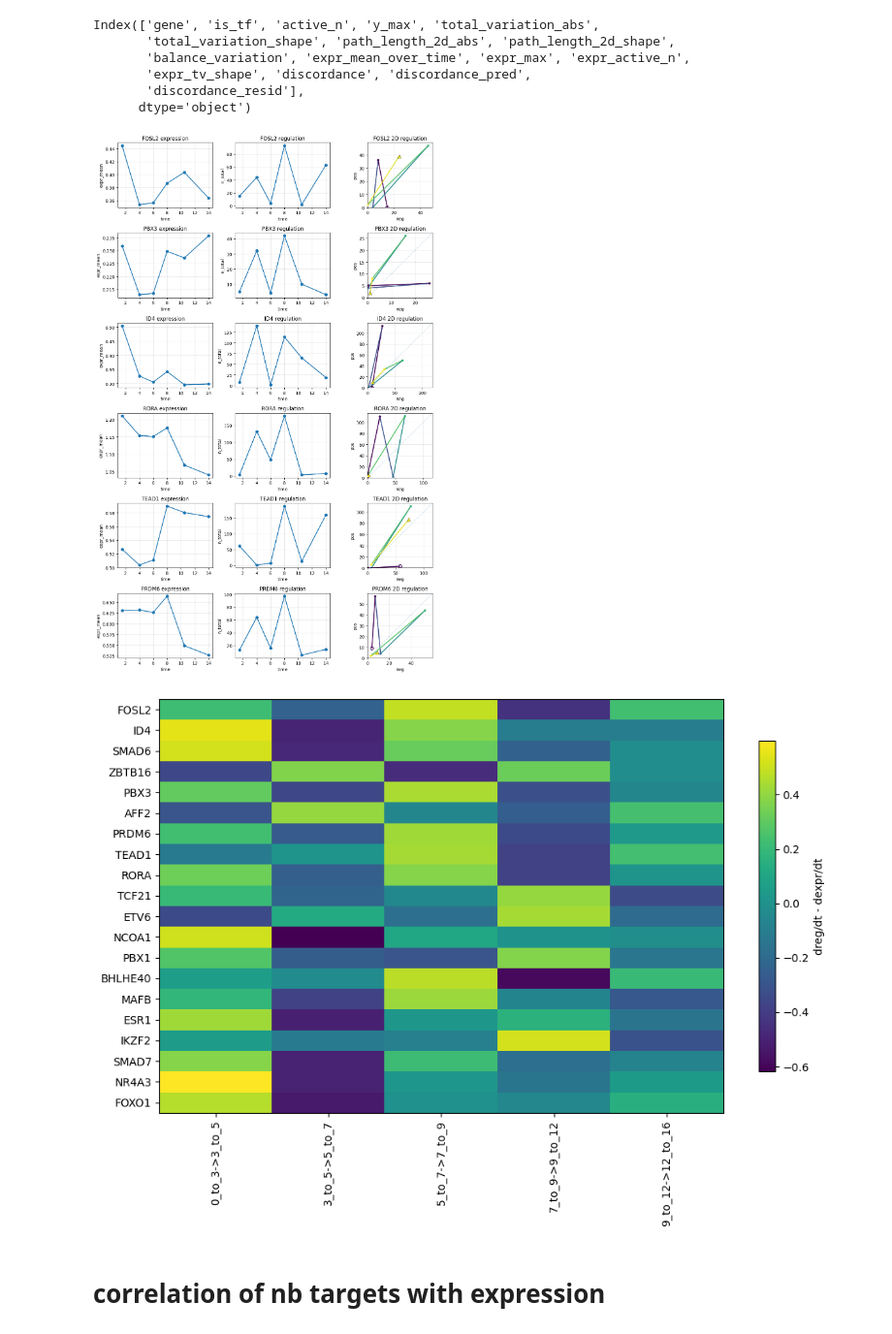
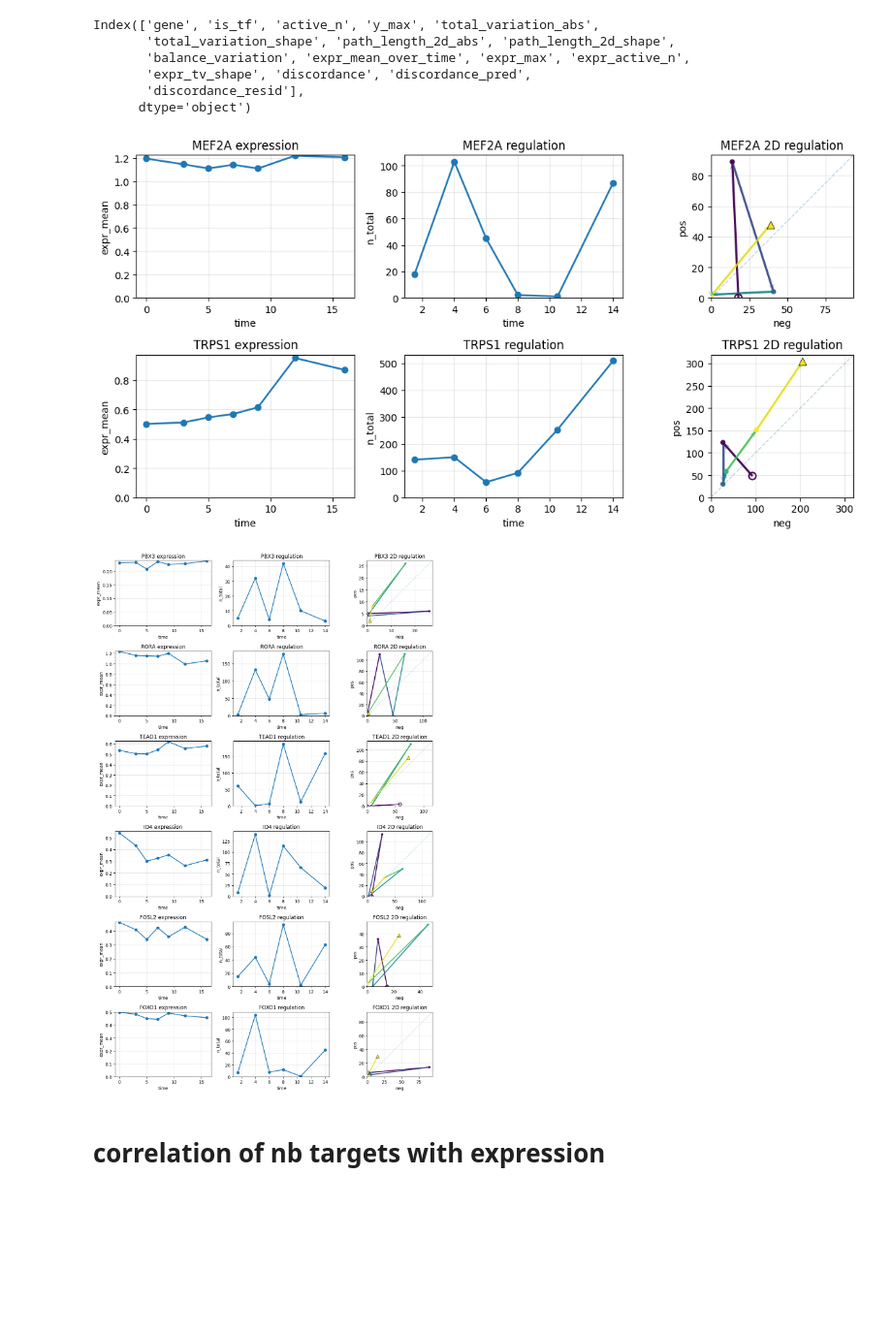
Before and after one commit to Clement-W/DynamicNetworkExplorer, a Jupyter notebook: temporal_network_analysis.ipynb, the cells around one changed output. Shown at 97% size. Drawn from its saved outputs; the diff is of its cells as text; code cells hidden in the pictures; blank space fills up the shorter version.

```diff
--- a/temporal_network_analysis.ipynb
+++ b/temporal_network_analysis.ipynb
@@ -692,9 +876,10 @@ Clustering 1629 genes into 16 clusters...
 # %%
 path_adata = "/Users/cweinrei/Documents/temporalGRN/data/CAD/training_ready/test_case_CAD_04Mar.h5ad"
-expr_table = build_expression_table(path_adata, gene_counts, time_col="time", scale_mode="q95")
+expr_table = build_expression_table(path_adata, time_col="time", scale_mode="q95")
 expr_metrics = compute_expression_metrics(expr_table)
 disc = discordance_table(metrics, expr_metrics, only_tf=True, min_y_max=5, min_active_n=6, reg_col="total_variation_shape")
-plot_discordance_scatter(disc, x="expr_mean_over_time", y="total_variation_shape", score="discordance", top_n=20)
-disc.head(20)
+plot_discordance_scatter(disc, x="expr_mean_over_time", y="total_variation_shape", score="discordance", top_n=80)
+disc.head(30)
 #most interesting plot to see HIGH variation of regulatory activity versus low expression mean over time
+#TRPS1 put it?
 # %% [output]
@@ -725,15 +916,18 @@ Index(['gene', 'is_tf', 'active_n', 'y_max', 'total_variation_abs',
        'expr_tv_shape', 'discordance', 'discordance_pred',
        'discordance_resid'],
       dtype='object')
+# %%
+plot_top_discordant(gene_counts, expr_table, disc, score="discordance", normalize=False,genes=["MEF2A","TRPS1"])
+# %% [output]
+[figure, added]
 # %%
 plot_top_discordant(gene_counts, expr_table, disc, top_n=6, score="discordance", normalize=False)
-int_df = interval_discordance(gene_counts, expr_table, disc)
-plot_interval_heatmap(int_df, disc, top_n=20)
-#lag_df = lag_table(gene_counts, expr_table, disc)
-#lag_df.head(20)
+# int_df = interval_discordance(gene_counts, expr_table, disc)
+# plot_interval_heatmap(int_df, disc, top_n=20)
+# #lag_df = lag_table(gene_counts, expr_table, disc)
+# #lag_df.head(20)
 # %% [output]
-[figure, old version]
+[figure, new version]
-[figure, removed]
 # %% [markdown]
 # correlation of nb targets with expression
 # %%
```
Also changed, not shown: parts of 24 cells of this notebook, 2 other files.
